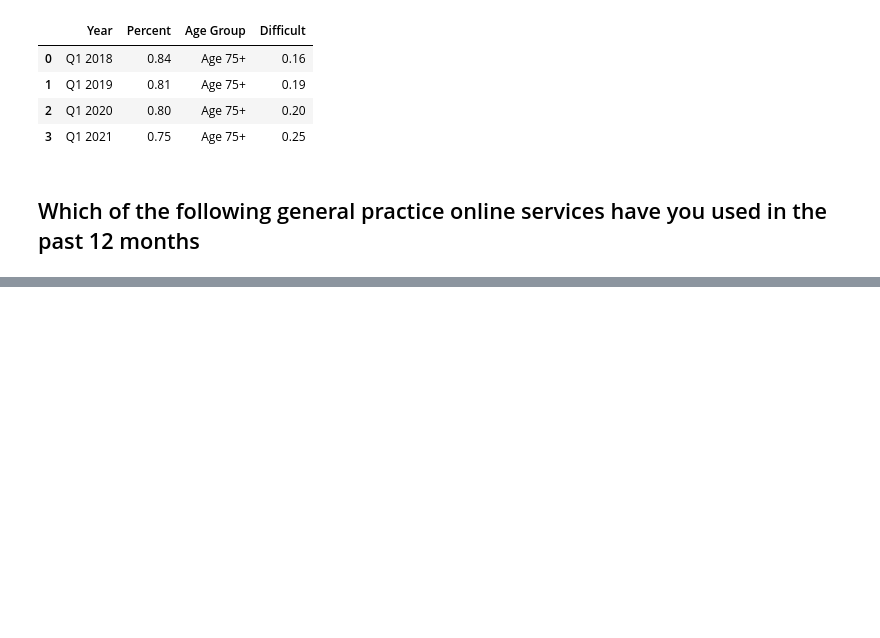
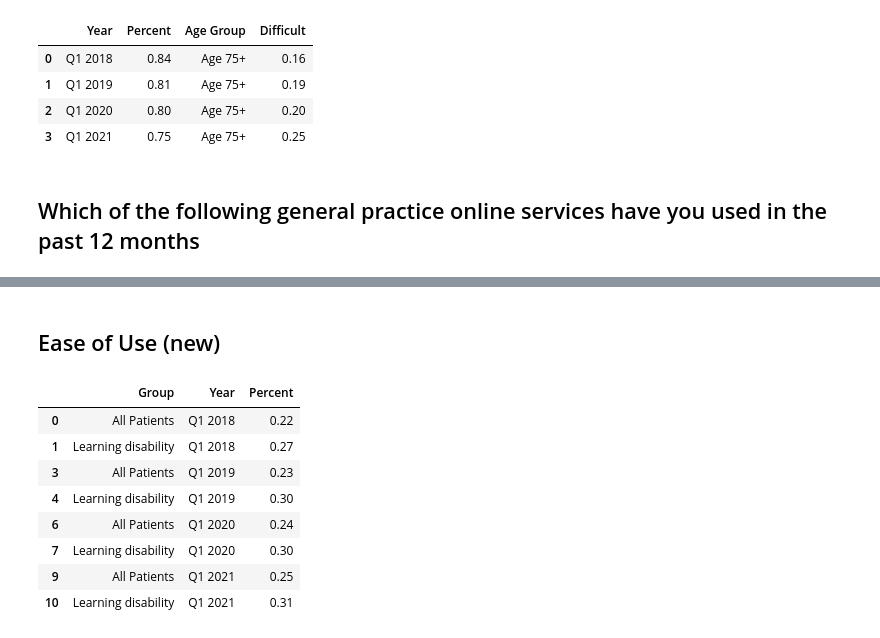
Before and after one commit to nhsx/digital-health-insights, a Jupyter notebook: plotly_code.ipynb, the cells around one changed output, grey strips where cells are left out. Drawn from its saved outputs; the diff is of its cells as text; code cells hidden in the pictures; blank space fills up the shorter version.

Commit message:
learning disabilities

```diff
--- a/plotly_code.ipynb
+++ b/plotly_code.ipynb
@@ -578,3 +578,43 @@ plotly_obj = plotly.offline.plot(
 )
 with open("_includes/online_activities_ltc.html", "w") as file:
     file.write(plotly_obj)
+# %% [markdown]
+## Ease of Use (new)
+# %%
+# import ecxel sheet
+df = pd.read_excel(open('data/GPPS_ease_of_use.xls','rb'), sheet_name='All Results')
+df = df[['Result','Group','2018 (%)','2019 (%)','2020 (%)','2021 (%)']]
+df = df[~df['Result'].str.contains("Total")]
+df = df[~df['Result'].str.contains("Easy")]
+df.rename({
+    '2018 (%)':'Q1 2018',
+    '2019 (%)':'Q1 2019',
+    '2020 (%)':'Q1 2020',
+    '2021 (%)':'Q1 2021',
+    }, axis=1, inplace=True)
+
+
+df_group = pd.melt(
+    df,
+    id_vars=['Group'],
+    value_vars=[
+        'Q1 2018',
+        'Q1 2019',
+        'Q1 2020',
+        'Q1 2021'
+        ]
+    )
+df_group.columns = ["Group", "Year", "Percent"]
+df_group = df_group.sort_values(['Year','Percent'], ascending=True)
+df_group = df_group[~df_group['Group'].str.contains("Hearing and/or sight loss")]
+df_group
+# %% [output]
+|  | Group | Year | Percent |
+| 0 | All Patients | Q1 2018 | 0.22 |
+| 1 | Learning disability | Q1 2018 | 0.27 |
+| 3 | All Patients | Q1 2019 | 0.23 |
+| 4 | Learning disability | Q1 2019 | 0.30 |
+| 6 | All Patients | Q1 2020 | 0.24 |
+| 7 | Learning disability | Q1 2020 | 0.30 |
+| 9 | All Patients | Q1 2021 | 0.25 |
+| 10 | Learning disability | Q1 2021 | 0.31 |
```
Also changed, not shown: parts of 2 cells of this notebook, 2 other files.
